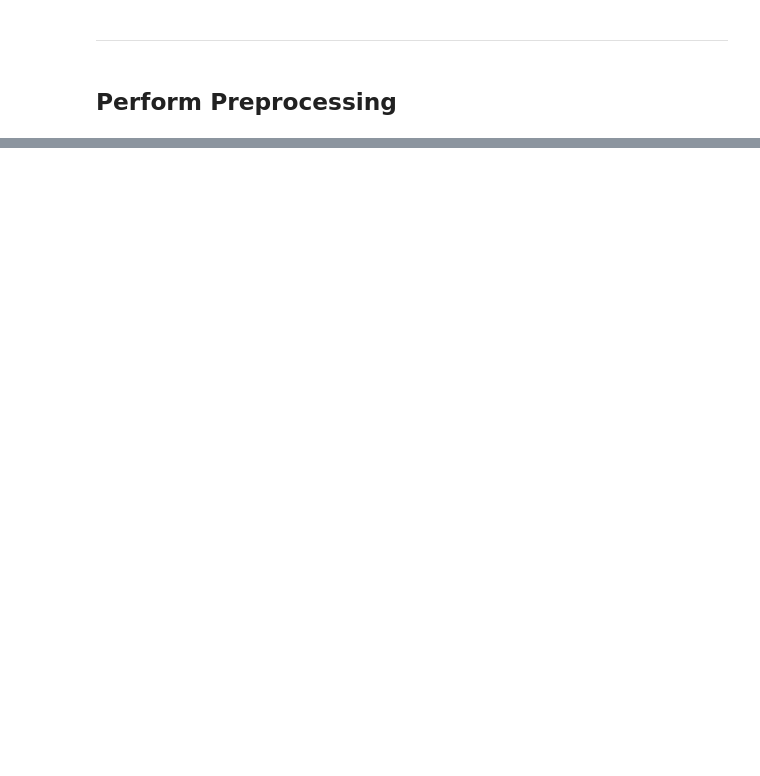
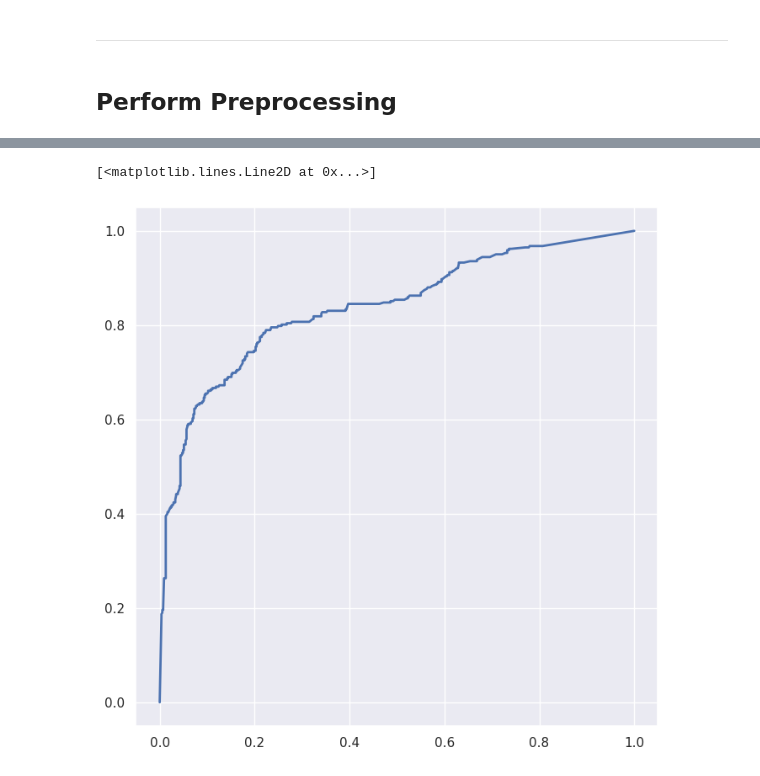
Before and after one commit to TheCodingMarine/titanic_classification_problem, a Jupyter notebook: titanic_analysis_v2.ipynb, the cells around one changed output, grey strips where cells are left out. Cells and saved outputs as stored; diff of their text form; code cells hidden in the pictures; blank space fills up the shorter version.

```diff
--- a/titanic_analysis.ipynb
+++ b/titanic_analysis_v2.ipynb
@@ -343,0 +638,5 @@ ________________________________________________________________________________
+# %%
+#Create RandomForestClassifier
+from sklearn.ensemble import RandomForestClassifier
+
+forest_clf = RandomForestClassifier()
@@ -343,0 +667,10 @@ ________________________________________________________________________________
+# %%
+#Display ROC Curve for RandomForestClassifier
+y_scores = cross_val_predict(forest_clf, X_train, y_train, cv=10, method="predict_proba")
+
+fpr, tpr, thresholds = roc_curve(y_train, y_scores[:, 1])
+
+plt.plot(fpr, tpr, linewidth=2)
+# %% [output]
+[<matplotlib.lines.Line2D at 0x...>]
+[figure, added]
```
Also changed, not shown: parts of 39 cells of this notebook, 2 other files.
